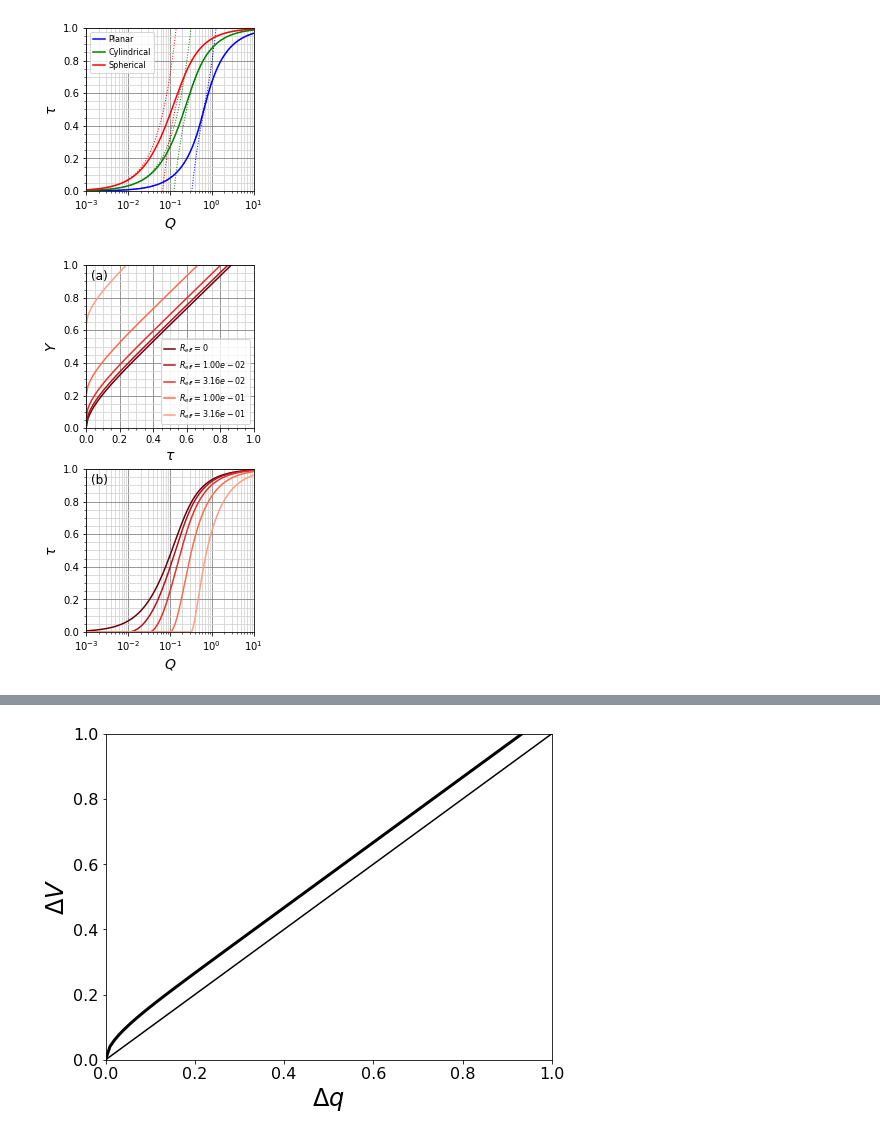
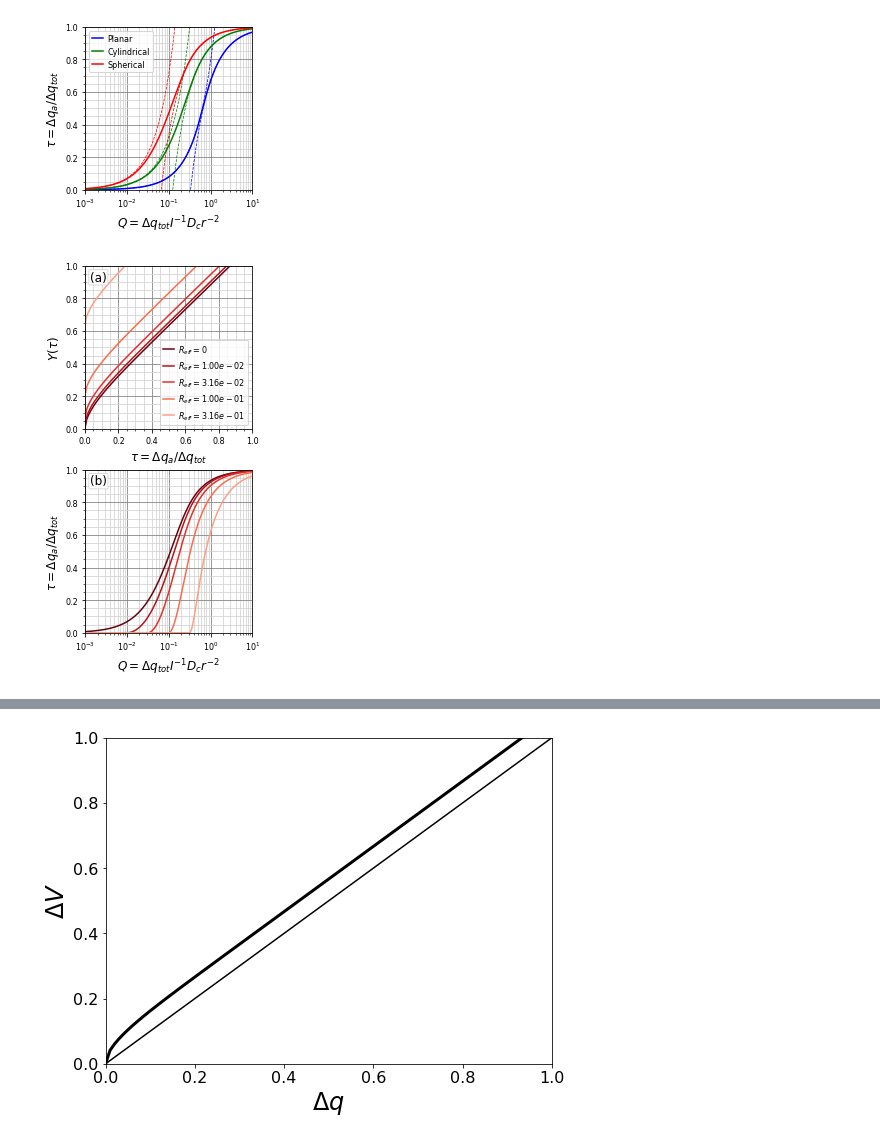
Before and after one commit to mmemcormier/amid, a Jupyter notebook: test_IRfit.ipynb, the cells around one changed output, grey strips where cells are left out. Saved outputs shown, nothing was run; the diff lists cells and outputs as text; code cells hidden in the pictures.

```diff
--- a/test_IRfit.ipynb
+++ b/test_IRfit.ipynb
@@ -9,22 +9,13 @@ import matplotlib.pyplot as plt
 import matplotlib.ticker as ticker
 
 plt.rc('lines', markersize = 3, linewidth = 0.75)
-plt.rc('axes', grid = True, labelsize = 14)
+plt.rc('axes', grid = True, labelsize = 12)
 plt.rc('axes.grid', which = 'both')
 plt.rc('grid', color = 'grey')
 plt.rc('xtick.minor', bottom = True, top = False)
 plt.rc('ytick.minor', left = True, right = False)
-plt.rc('xtick', bottom = True, top = False, direction = 'out', labelsize = 10)
-plt.rc('ytick', left = True, right = False, direction = 'out', labelsize = 10)
-plt.rc('legend', frameon = False, fontsize = 10, columnspacing = 1.0, handletextpad = 0.5, handlelength = 1.4)
+plt.rc('xtick', bottom = True, top = False, direction = 'out', labelsize = 8)
+plt.rc('ytick', left = True, right = False, direction = 'out', labelsize = 8)
+plt.rc('legend', frameon = False, fontsize = 8, columnspacing = 1.0, handletextpad = 0.5, handlelength = 1.4)
 plt.rc('errorbar', capsize = 2)
 plt.rc('savefig', dpi = 300)
-# %%
-alphas = []
-nalpha = 150
-for i in np.arange(4, 600):
-    g = lambda a: a/np.tan(a) - 1
-    sol = fsolve(g, i)
-    alphas.append(sol)
-alphas = np.unique(np.around(alphas, 8))**2
-alphas = alphas[:nalpha]
@@ -329,42 +171,42 @@ for Q in range(len(Q_arr)):
         ptau_sol[Q] = pitau_sol[Q]
     ctau_sol[Q] = fsolve(cfunc, tau_guess, factor=1.)
     if ctau_sol[Q] < 0:
         ctau_sol[Q] = 0
     elif ctau_sol[Q] > citau_sol[Q]:
         ctau_sol[Q] = citau_sol[Q]
     stau_sol[Q] = fsolve(sfunc, tau_guess, factor=1.)
     if stau_sol[Q] < 0:
         stau_sol[Q] = 0
     elif stau_sol[Q] > sitau_sol[Q]:
         stau_sol[Q] = sitau_sol[Q]
 
-plt.semilogx(Q_arr, pitau_sol, ':b')
-plt.semilogx(Q_arr, citau_sol, ':g')
-plt.semilogx(Q_arr, sitau_sol, ':r')
+plt.semilogx(Q_arr, pitau_sol, '--b')
+plt.semilogx(Q_arr, citau_sol, '--g')
+plt.semilogx(Q_arr, sitau_sol, '--r')
 
-plt.semilogx(Q_arr, pftau_sol, ':b')
-plt.semilogx(Q_arr, cftau_sol, ':g')
-plt.semilogx(Q_arr, sftau_sol, ':r')
+plt.semilogx(Q_arr, pftau_sol, '--b')
+plt.semilogx(Q_arr, cftau_sol, '--g')
+plt.semilogx(Q_arr, sftau_sol, '--r')
 
 plt.semilogx(Q_arr, ptau_sol, '-b', linewidth=1.5, label="Planar")
 plt.semilogx(Q_arr, ctau_sol, '-g', linewidth=1.5, label="Cylindrical")
 plt.semilogx(Q_arr, stau_sol, '-r', linewidth=1.5, label="Spherical")
 
 plt.xlim([1e-3, 1e1])
 plt.ylim([0, 1])
 
 plt.gca().xaxis.set_minor_locator(ticker.LogLocator(subs = np.arange(1.0, 10.0) * 0.1, numticks = 10))
 plt.gca().xaxis.set_major_locator(ticker.LogLocator(numticks = 10))
 plt.gca().yaxis.set_minor_locator(ticker.AutoMinorLocator())
 plt.gca().grid(which = 'minor', color = 'lightgrey')
 
-plt.xlabel('$Q$')
-plt.ylabel('$τ$')
+plt.xlabel('$Q=Δq_{tot}I^{-1}D_cr^{-2}$')
+plt.ylabel('$τ=Δq_a/Δq_{tot}$')
 
 plt.legend(fontsize = 8, frameon = True)
 plt.savefig('fig3.png', bbox_inches="tight")
 # %% [output]
-[figure, old version]
+[figure, new version]
 # %%
 #Figure 4
 fig, axs = plt.subplots(ncols = 1, nrows = 2, figsize=(3, 6.75))
@@ -395,14 +237,14 @@ for R in range(len(Reff)):
 axs[0].set_xlim([0, 1])
 axs[0].set_ylim([0, 1])
 
-axs[0].set_xlabel('$τ$')
-axs[0].set_ylabel('$Y$')
+axs[0].set_xlabel('$τ=Δq_a/Δq_{tot}$')
+axs[0].set_ylabel('$Y(τ)$')
 
 axs[0].xaxis.set_minor_locator(ticker.AutoMinorLocator())
 axs[0].yaxis.set_minor_locator(ticker.AutoMinorLocator())
 axs[0].grid(which = 'minor', color = 'lightgrey')
 
-axs[0].annotate(title[0], xy = (0.03, 0.97), xycoords = 'axes fraction', horizontalalignment='left', verticalalignment='top', fontsize = 12)
+axs[0].annotate(title[0], xy = (0.03, 0.97), xycoords = 'axes fraction', horizontalalignment='left', verticalalignment='top', fontsize = 12, bbox=dict(boxstyle='round', fc='w', ec='lightgrey', pad=0.1, alpha=0.8))
 
 #Figure 4b
 nQ = 1000
@@ -423,8 +265,8 @@ for R in range(len(Reff)):
 axs[1].set_xlim([1e-3, 1e1])
 axs[1].set_ylim([0, 1])
 
-axs[1].set_xlabel('$Q$')
-axs[1].set_ylabel('$τ$')
+axs[1].set_xlabel('$Q=Δq_{tot}I^{-1}D_cr^{-2}$')
+axs[1].set_ylabel('$τ=Δq_a/Δq_{tot}$')
 
 axs[1].xaxis.set_minor_locator(ticker.LogLocator(subs = np.arange(1.0, 10.0) * 0.1, numticks = 10))
 axs[1].xaxis.set_major_locator(ticker.LogLocator(numticks = 10))
@@ -433,8 +275,8 @@ axs[1].grid(which = 'minor', color = 'lightgrey')
 
 axs[0].legend(fontsize = 8, frameon = True)
 
-axs[1].annotate(title[1], xy = (0.03, 0.97), xycoords = 'axes fraction', horizontalalignment='left', verticalalignment='top', fontsize = 12)
+axs[1].annotate(title[1], xy = (0.03, 0.97), xycoords = 'axes fraction', horizontalalignment='left', verticalalignment='top', fontsize = 12, bbox=dict(boxstyle='round', fc='w', ec='lightgrey', pad=0.1, alpha=0.8))
 
 plt.savefig('fig4.png', bbox_inches="tight")
 # %% [output]
-[figure, old version]
+[figure, new version]
```
Also changed, not shown: parts of 9 cells of this notebook, 10 other files.
